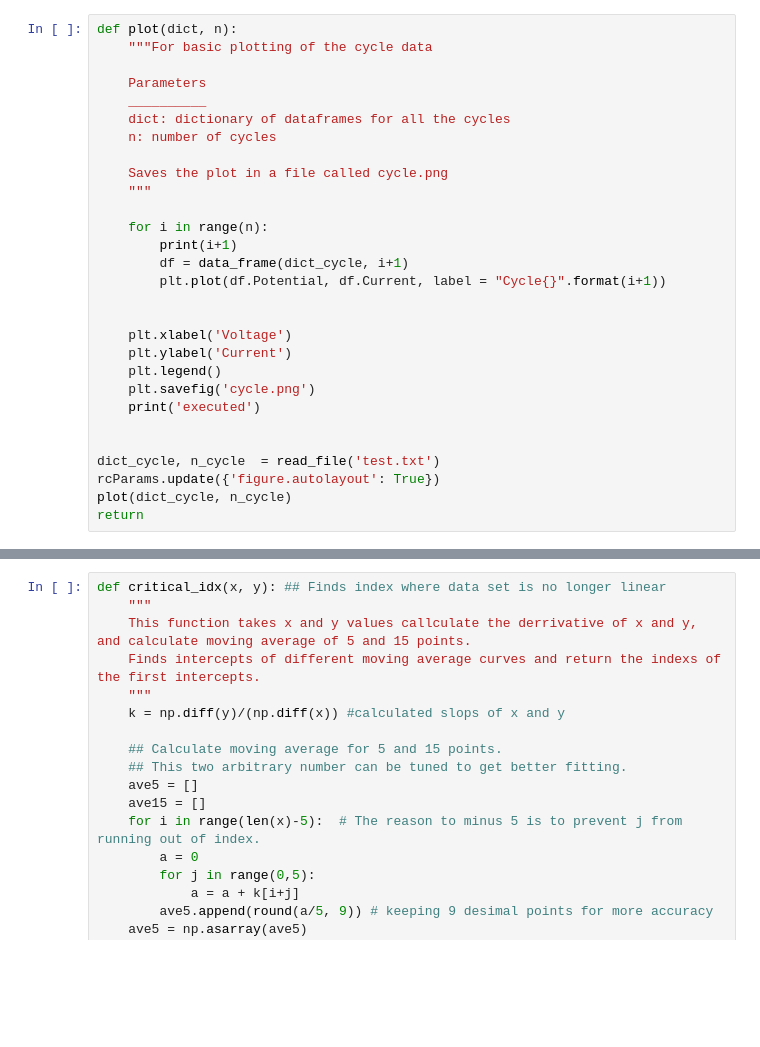
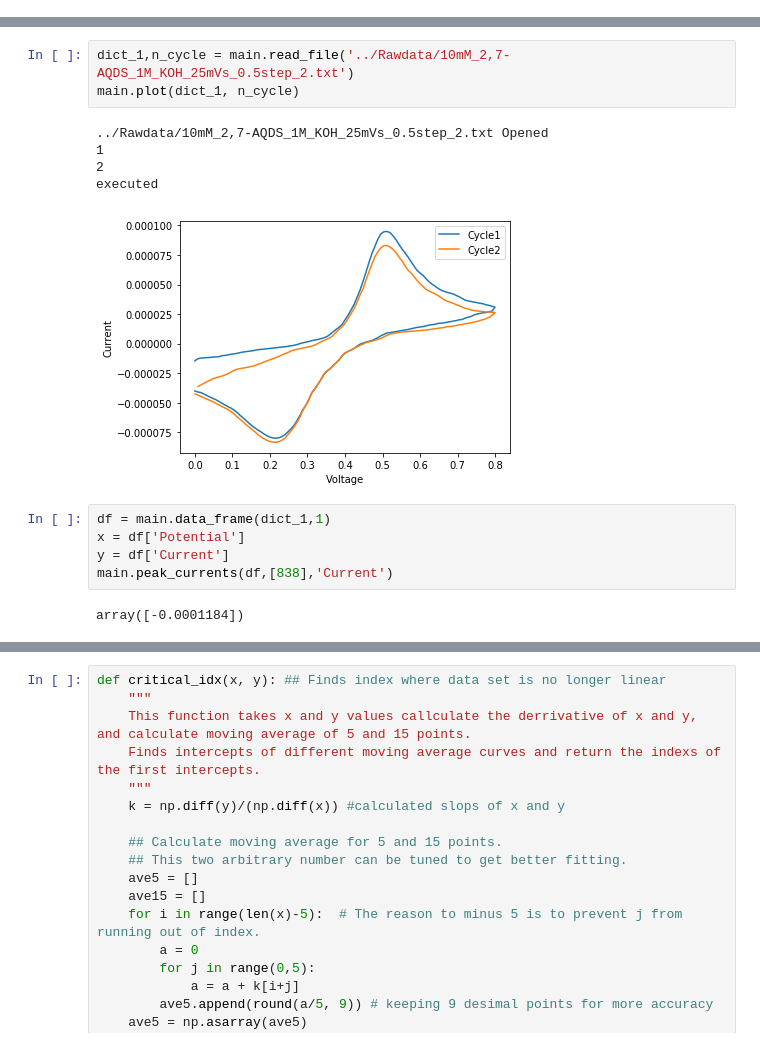
Before and after one commit to sabiharustam/voltcycle, a Jupyter notebook: VoltCycle/Main.ipynb, the cells around one changed output, grey strips where cells are left out. Saved outputs shown, nothing was run; the diff lists cells and outputs as text; blank space fills up the shorter version.

Commit message:
Main.py contains all the function. trials are two jupyter notebook. You can play with them

```diff
--- a/VoltCycle/Main.ipynb
+++ b/VoltCycle/Main.ipynb
@@ -114,29 +4,0 @@ def data_frame(dict_cycle, n):
-# %%
-def plot(dict, n):
-    """For basic plotting of the cycle data
-
-    Parameters
-    __________
-    dict: dictionary of dataframes for all the cycles
-    n: number of cycles
-
-    Saves the plot in a file called cycle.png
-    """
-
-    for i in range(n):
-        print(i+1)
-        df = data_frame(dict_cycle, i+1)
-        plt.plot(df.Potential, df.Current, label = "Cycle{}".format(i+1))
-
-
-    plt.xlabel('Voltage')
-    plt.ylabel('Current')
-    plt.legend()
-    plt.savefig('cycle.png')
-    print('executed')
-
-
-dict_cycle, n_cycle  = read_file('test.txt')
-rcParams.update({'figure.autolayout': True})
-plot(dict_cycle, n_cycle)
-return
@@ -155,0 +5,16 @@ def split(vector):
+# %%
+dict_1,n_cycle = main.read_file('../Rawdata/10mM_2,7-AQDS_1M_KOH_25mVs_0.5step_2.txt')
+main.plot(dict_1, n_cycle)
+# %% [output]
+../Rawdata/10mM_2,7-AQDS_1M_KOH_25mVs_0.5step_2.txt Opened
+1
+2
+executed
+[figure, added]
+# %%
+df = main.data_frame(dict_1,1)
+x = df['Potential']
+y = df['Current']
+main.peak_currents(df,[838],'Current')
+# %% [output]
+array([-0.0001184])
```
Also changed, not shown: parts of 27 cells of this notebook, 2 other files.
